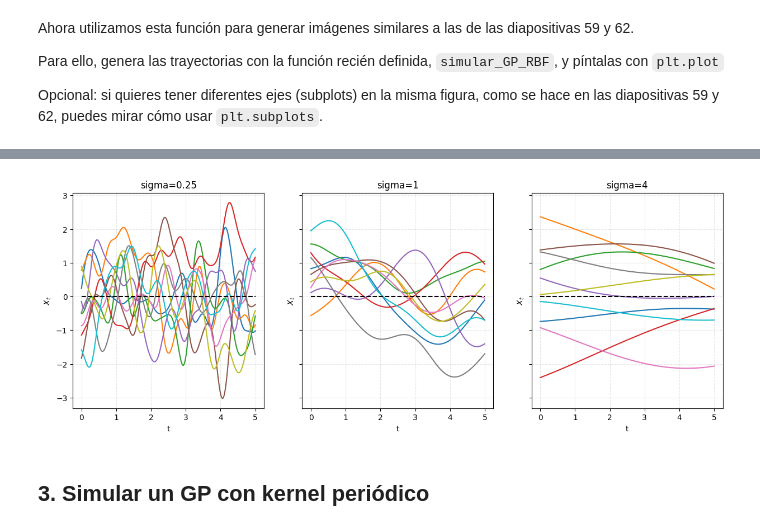
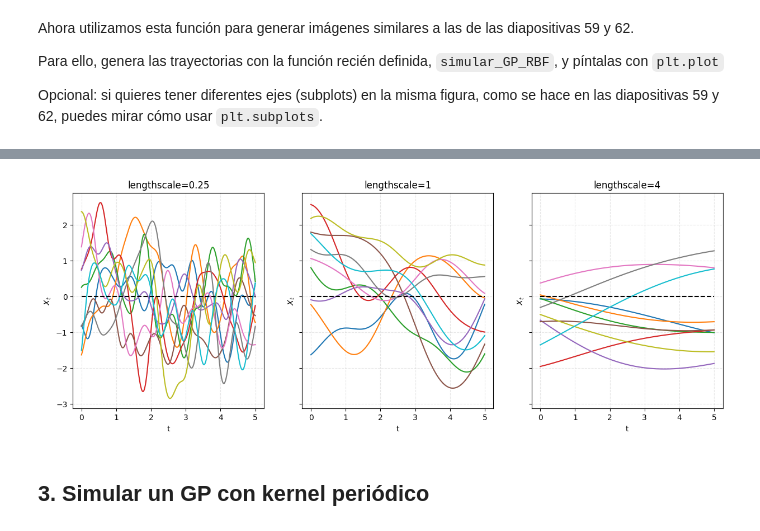
Before and after one commit to PabloCastroMontes/GP_PE2526, a Jupyter notebook: GPs.ipynb, the cells around one changed output, grey strips where cells are left out. Saved outputs shown, nothing was run; the diff lists cells and outputs as text; code cells hidden in the pictures.

```diff
--- a/GPs.ipynb
+++ b/GPs.ipynb
@@ -142,22 +142,22 @@ plt.show()
 # %%
 t = np.linspace(0,5,1000)
 
 fig, ejes = plt.subplots(1, 3, figsize=(15, 5), sharey=True)
 
 lista_lengthscale = [0.25, 1, 4]
 
 for i in range(3):
   simulacion = simular_GP_RBF(t, sigma_sq=1, lengthscale=lista_lengthscale[i], num_samples=10)
   ejes[i].plot(t, simulacion.T)
-  ejes[i].set_title(f"sigma={lista_lengthscale[i]}")
+  ejes[i].set_title(f"lengthscale={lista_lengthscale[i]}")
   ejes[i].set_xlabel("t")
   ejes[i].set_ylabel("$X_t$")
   ejes[i].grid(True, alpha=0.3, linestyle='--')
   ejes[i].plot(t, np.zeros_like(t), color='black', linestyle='--')
 
 plt.show()
 # %% [output]
-[figure, old version]
+[figure, new version]
 # %% [markdown]
 ## 3. Simular un GP con kernel periódico
 # %% [markdown]
```
Also changed, not shown: parts of 8 cells of this notebook.
